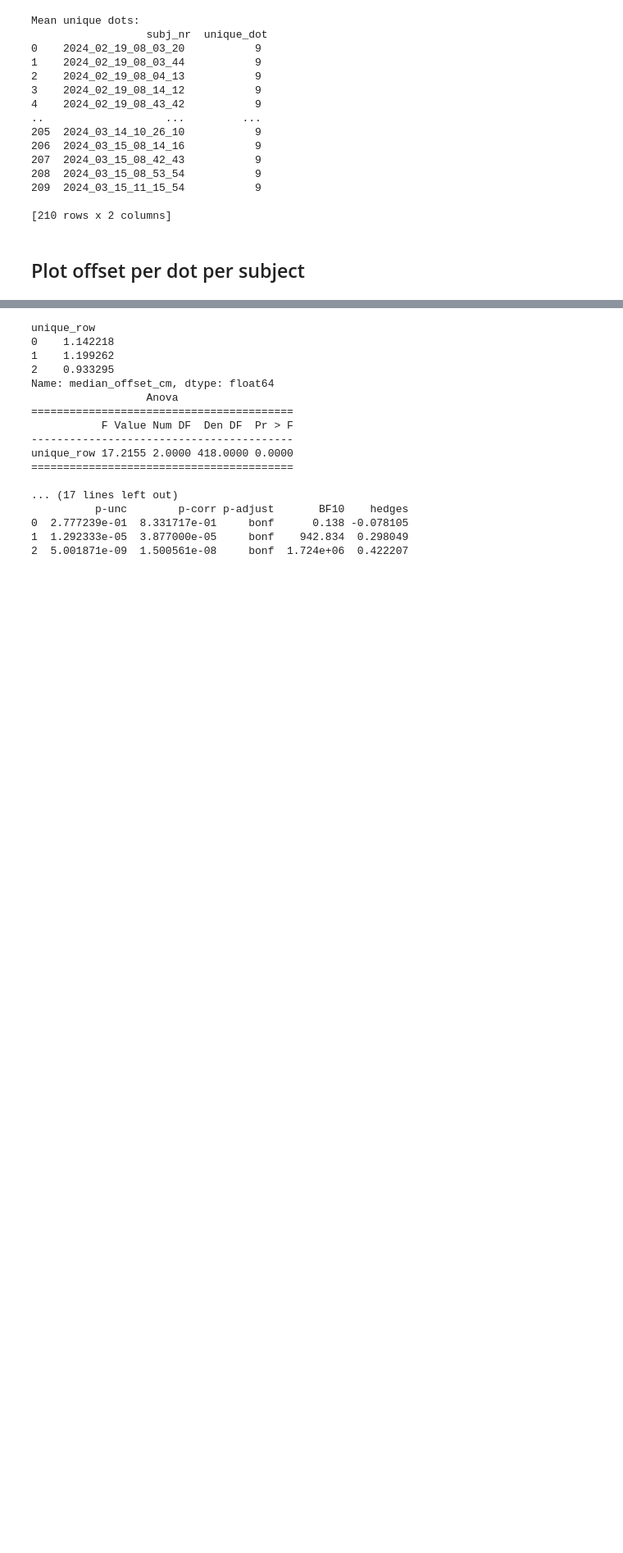
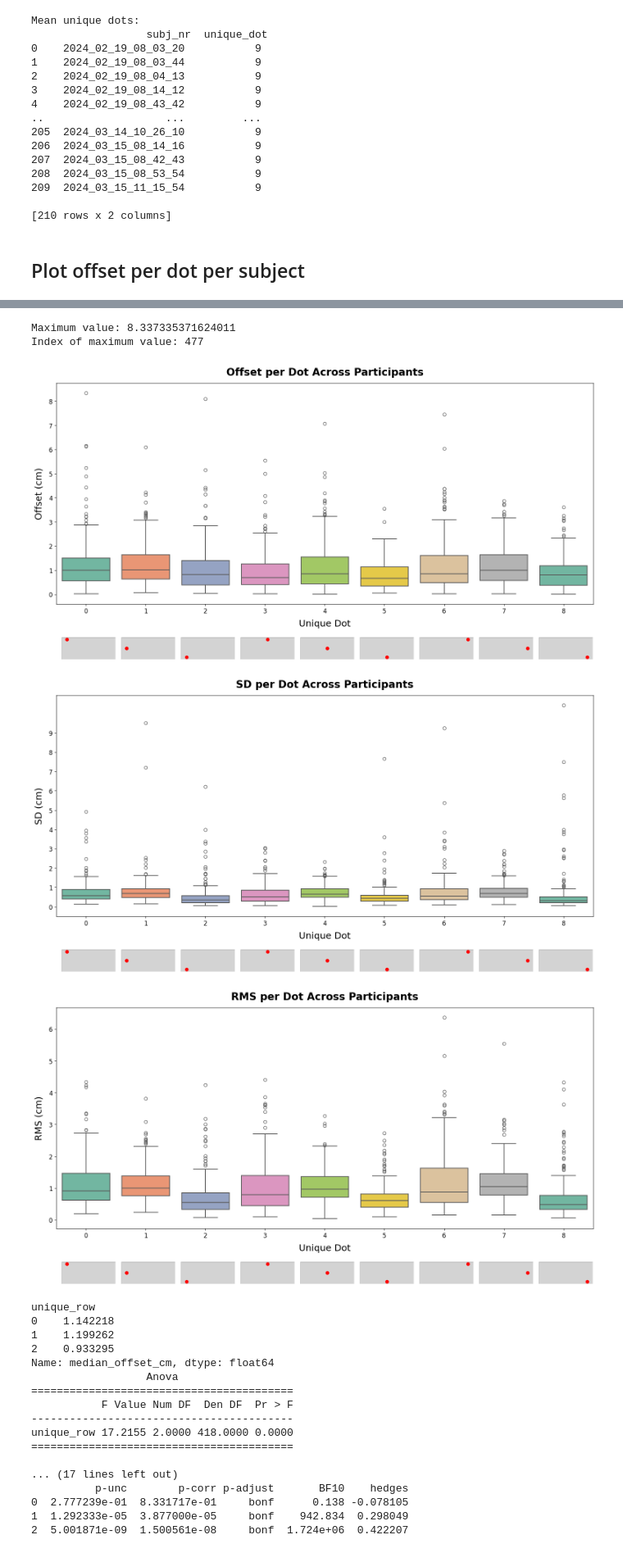
Before and after one commit to artembelopolsky/DeepEye_analyze, a Jupyter notebook: deepeye_analyze_VBLDress1_calibration.ipynb, the cells around one changed output, grey strips where cells are left out. Shown at 82% size. Drawn from its saved outputs; the diff is of its cells as text; code cells hidden in the pictures; blank space fills up the shorter version.

```diff
--- a/deepeye_analyze_VBLDress1_calibration.ipynb
+++ b/deepeye_analyze_VBLDress1_calibration.ipynb
@@ -392,3 +321,83 @@ Index of maximum value: 477
+# %%
+def plot_offset_per_dot_with_positions(summary_df, measurement='Offset', screen_width=192, screen_height=1080):
+    """
+    Plots offset across participants for each dot with a small illustration under each box plot
+    indicating each dot's position on the screen.
+
+    Parameters:
+    - summary_df (pd.DataFrame): Dataframe containing offset data for each dot and participant.
+    - screen_width (int): Width of the screen (for relative positioning).
+    - screen_height (int): Height of the screen (for relative positioning).
+    """
+
+    # Set up the main figure and the box plot
+    plt.figure(figsize=(16, 10))  # Larger figure for readability
+    main_ax = plt.gca()
+
+    # Increase font sizes for labels, ticks, and title
+    main_ax.set_xlabel('Unique Dot', fontsize=18, labelpad=10)
+    main_ax.set_ylabel(f'{measurement} (cm)', fontsize=18, labelpad=10)
+    main_ax.set_title(f'{measurement} per Dot Across Participants', fontsize=20, weight='bold', pad=15)
+    main_ax.tick_params(axis='both', labelsize=12)
+
+    # Set y-ticks for clearer reading
+    plt.yticks([0, 1, 2, 3, 4, 5, 6, 7, 8, 9])
+
+    # Box plot with enhanced appearance
+    palette = sns.color_palette("Set2", len(summary_df['unique_dot'].unique()))
+    if measurement == 'Offset':
+        sns.boxplot(x='unique_dot', y='median_offset_cm', data=summary_df, hue='unique_dot', palette=palette, ax=main_ax, linewidth=1.5)
+    elif measurement == 'SD':
+        sns.boxplot(x='unique_dot', y='eucl_dist_gaze_to_median_cm', data=summary_df, hue='unique_dot', palette=palette, ax=main_ax, linewidth=1.5)
+    elif measurement == 'RMS':
+        sns.boxplot(x='unique_dot', y='rms_error_cm', data=summary_df, hue='unique_dot', palette=palette, ax=main_ax, linewidth=1.5)
+
+    main_ax.get_legend().remove()  # Remove legend if unnecessary
+
+    # Draw small position illustrations below each unique dot box
+    unique_dots = summary_df['unique_dot'].unique()
+    for i, dot in enumerate(unique_dots):
+        dot_data = summary_df[summary_df['unique_dot'] == dot]
+        x_avg = dot_data['x_scaled'].mean()
+        y_avg = dot_data['y_scaled'].mean()
+
+        # Define inset axes positions for more space
+        inset_ax = main_ax.inset_axes([i / len(unique_dots) + 0.01, -0.25, 0.9 / len(unique_dots), 0.1])
+
+        # Draw rectangle and plot dot’s position
+        inset_ax.add_patch(patches.Rectangle((0, 0), screen_width, screen_height, edgecolor='gray', facecolor='lightgray', linewidth=0.5))
+        inset_ax.plot(x_avg / 1920 * screen_width, y_avg / 1080 * screen_height, 'ro', markersize=6)
+
+        # Customize the inset plot appearance
+        inset_ax.set_xlim(0, screen_width)
+        inset_ax.set_ylim(0, screen_height)
+        inset_ax.invert_yaxis()
+        inset_ax.axis('off')  # Hide inset plot axes for clarity
+
+    # Layout adjustments for clarity
+    plt.tight_layout(pad=3)
+    plt.subplots_adjust(top=0.85, bottom=0.25)
+    plt.show()
+
+# Example usage:
+# plot_offset_per_dot_with_positions(summary_df, measurement='Offset', screen_width=192, screen_height=1080)
+
+
+summary_df_per_dot= summary_df.groupby(['subj_nr','unique_dot', 'x_scaled', 'y_scaled'])[['median_offset_cm', 'eucl_dist_gaze_to_median_cm', 'rms_error_cm']].mean().reset_index()
+max_value = summary_df_per_dot['median_offset_cm'].max()
+max_index = summary_df_per_dot['median_offset_cm'].idxmax()
+print("Maximum value:", max_value)
+print("Index of maximum value:", max_index)
+
+plot_offset_per_dot_with_positions(summary_df_per_dot, measurement='Offset')
+plot_offset_per_dot_with_positions(summary_df_per_dot, measurement='SD')
+plot_offset_per_dot_with_positions(summary_df_per_dot, measurement='RMS')
+# %% [output]
+Maximum value: 8.337335371624011
+Index of maximum value: 477
+[figure, added]
+[figure, added]
+[figure, added]
 # %%
 # Group dots by the column and row they are in
 _, col_indices = np.unique(summary_df_per_dot[['x_scaled']], axis=0, return_inverse=True)
```
Also changed, not shown: parts of 5 cells of this notebook.
